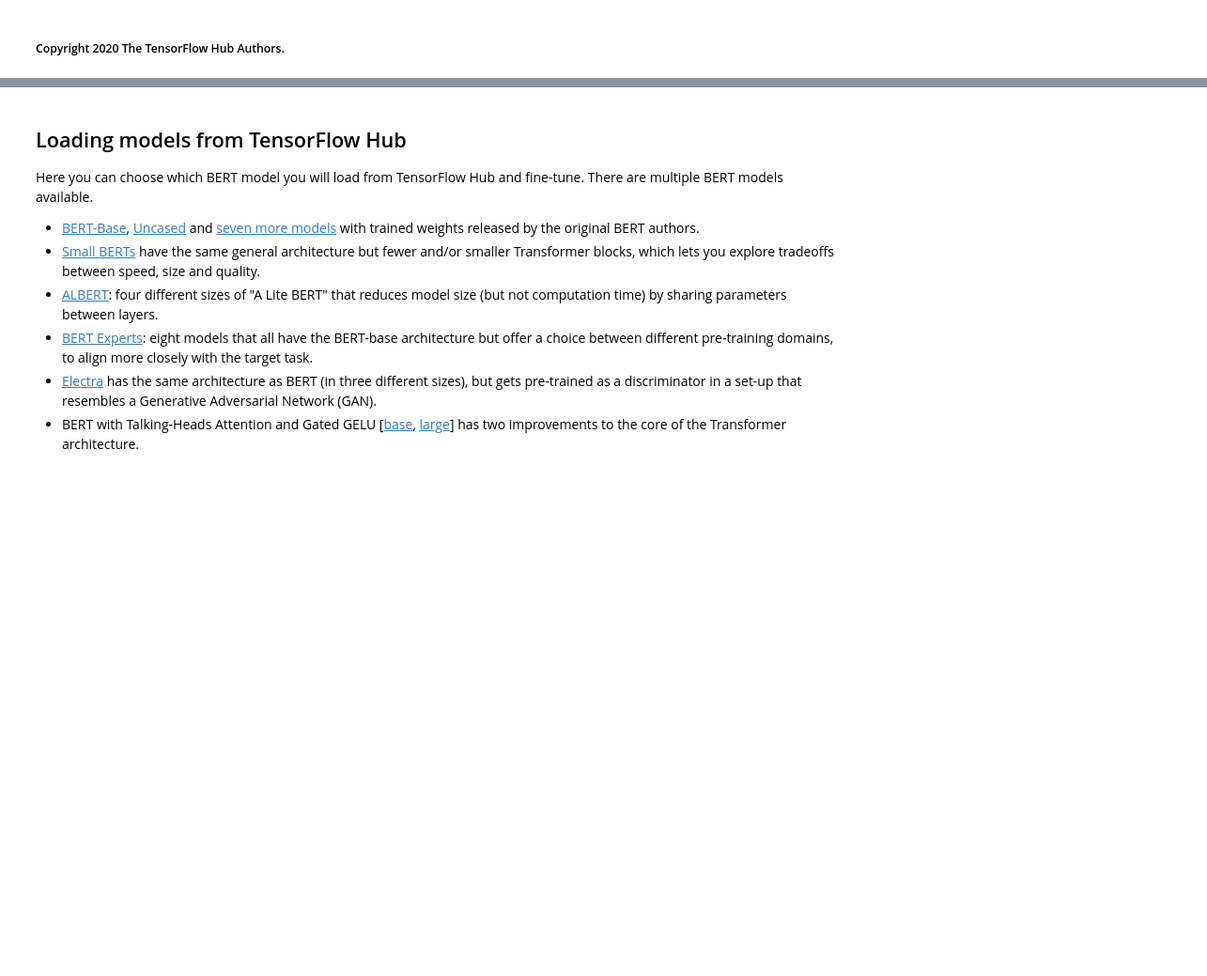
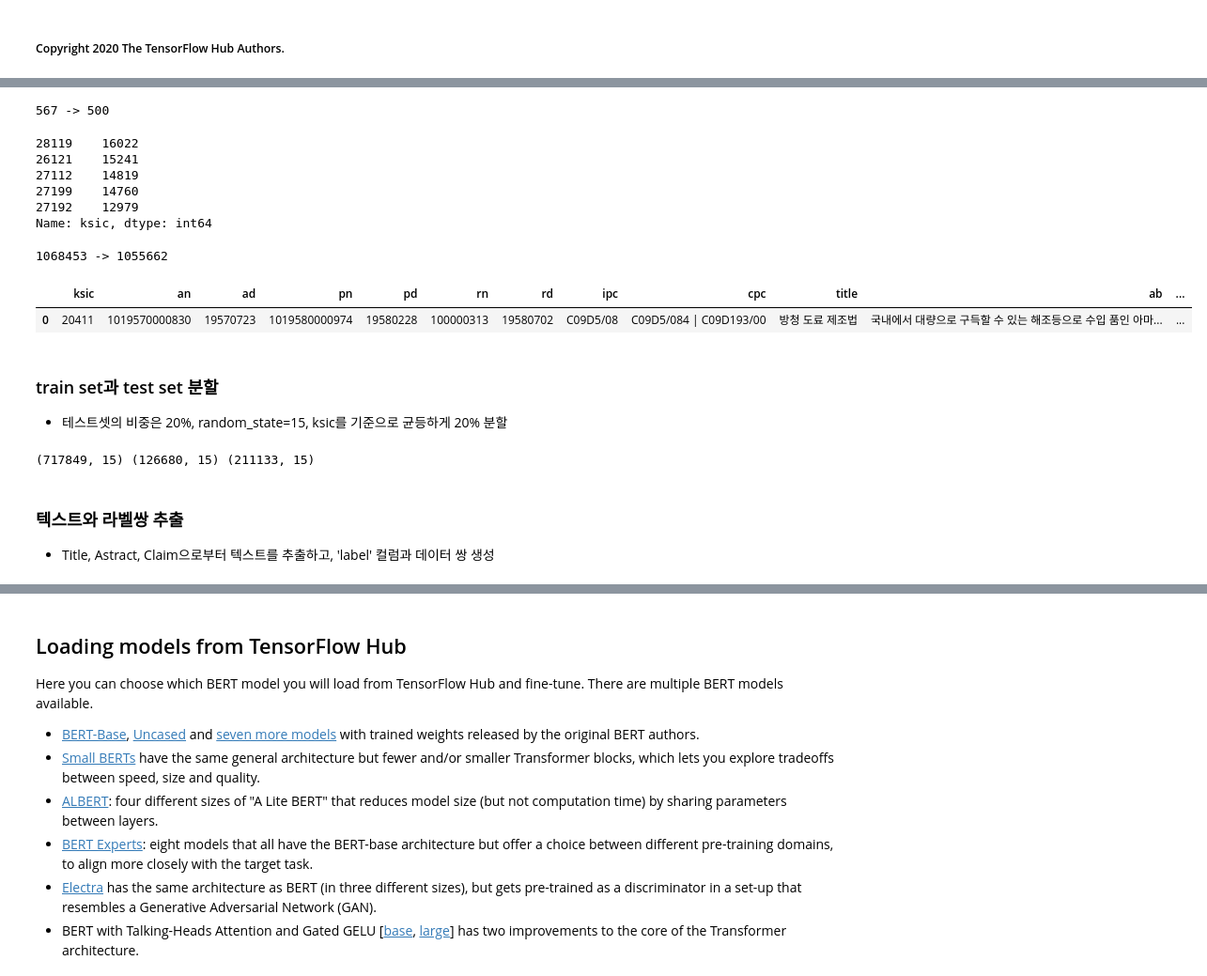
Before and after one commit to SilverQ/TensorFlow-Text_CPC, a Jupyter notebook: docs/tutorials/classify_text_with_bert-KSIC.ipynb, the cells around one changed output, grey strips where cells are left out. Shown at 94% size. Cells and saved outputs as stored; diff of their text form; code cells hidden in the pictures; blank space fills up the shorter version.

```diff
--- a/docs/tutorials/classify_text_with_bert-KSIC.ipynb
+++ b/docs/tutorials/classify_text_with_bert-KSIC.ipynb
@@ -162,0 +86,5 @@ Label : 2 (H04W4_06K3)
+# %%
+raw_df['ksic'].value_counts().to_csv('ksic/class_balance.csv')
+class_cocunt = raw_df['ksic'].value_counts()
+# 클래스 불균형이 존재하기 때문에 분류별 건수가 500건 이하인 경우는 제외하여 학습함
+print(class_cocunt[:3])
@@ -162,0 +100,36 @@ Label : 2 (H04W4_06K3)
+# %%
+class_cocunt2 = class_cocunt[class_cocunt>=500]
+print(len(class_cocunt), '->', len(class_cocunt2))
+# 567개 클래스 중 학습 데이터 건수가 500건 미만인 클래스는 학습에서 제외하여 500개 label을 대상으로 학습
+# %% [output]
+567 -> 500
+# %%
+class_cocunt.head()
+# %% [output]
+28119    16022
+26121    15241
+27112    14819
+27199    14760
+27192    12979
+Name: ksic, dtype: int64
+# %%
+raw_df2 = raw_df.loc[raw_df['ksic'].isin(class_cocunt2.keys())].copy()
+# A value is trying to be set on a copy of a slice from a DataFrame
+# 위와 같이 raw_df2가 raw_df의 복제본인데, raw_df2에서 데이터를 편집하면 원본과 불일치가 발생하게 된다.
+# 이 경우에는 .copy() 메서드를 사용하여 명시적으로 복사해서 사용하는게 좋다
+# %%
+print(len(raw_df), '->', len(raw_df2))  # 1,068,453 건 중 학습 데이터가 500건 미만인 클래스를 제외하여 1,055,662건 추출
+# %% [output]
+1068453 -> 1055662
+# %%
+# KSIC 코드를 정수 레이블로 변환
+raw_df2['label'] = raw_df2['ksic'].map(ksic_label_dict)
+# raw_df.head()
+# %%
+raw_df2.head(1)
+# %% [output]
+|  | ksic | an | ad | pn | pd | rn | rd | ipc | cpc | title | ab | ... |
+| 0 | 20411 | 1019570000830 | 19570723 | 1019580000974 | 19580228 | 100000313 | 19580702 | C09D5/08 | C09D5/084 | C09D193/00 | 방청 도료 제조법 | 국내에서 대량으로 구득할 수 있는 해조등으로 수입 품인 아마... | ... |
+# %% [markdown]
+### train set과 test set 분할
+* 테스트셋의 비중은 20%, random_state=15, ksic를 기준으로 균등하게 20% 분할
@@ -162,0 +142,4 @@ Label : 2 (H04W4_06K3)
+# %%
+print(train_input.shape, val_input.shape, test_input.shape)
+# %% [output]
+(717849, 15) (126680, 15) (211133, 15)
@@ -162,0 +151,3 @@ Label : 2 (H04W4_06K3)
+# %% [markdown]
+### 텍스트와 라벨쌍 추출
+* Title, Astract, Claim으로부터 텍스트를 추출하고, 'label' 컬럼과 데이터 쌍 생성
```
Also changed, not shown: parts of 151 cells of this notebook, 3 other files.
